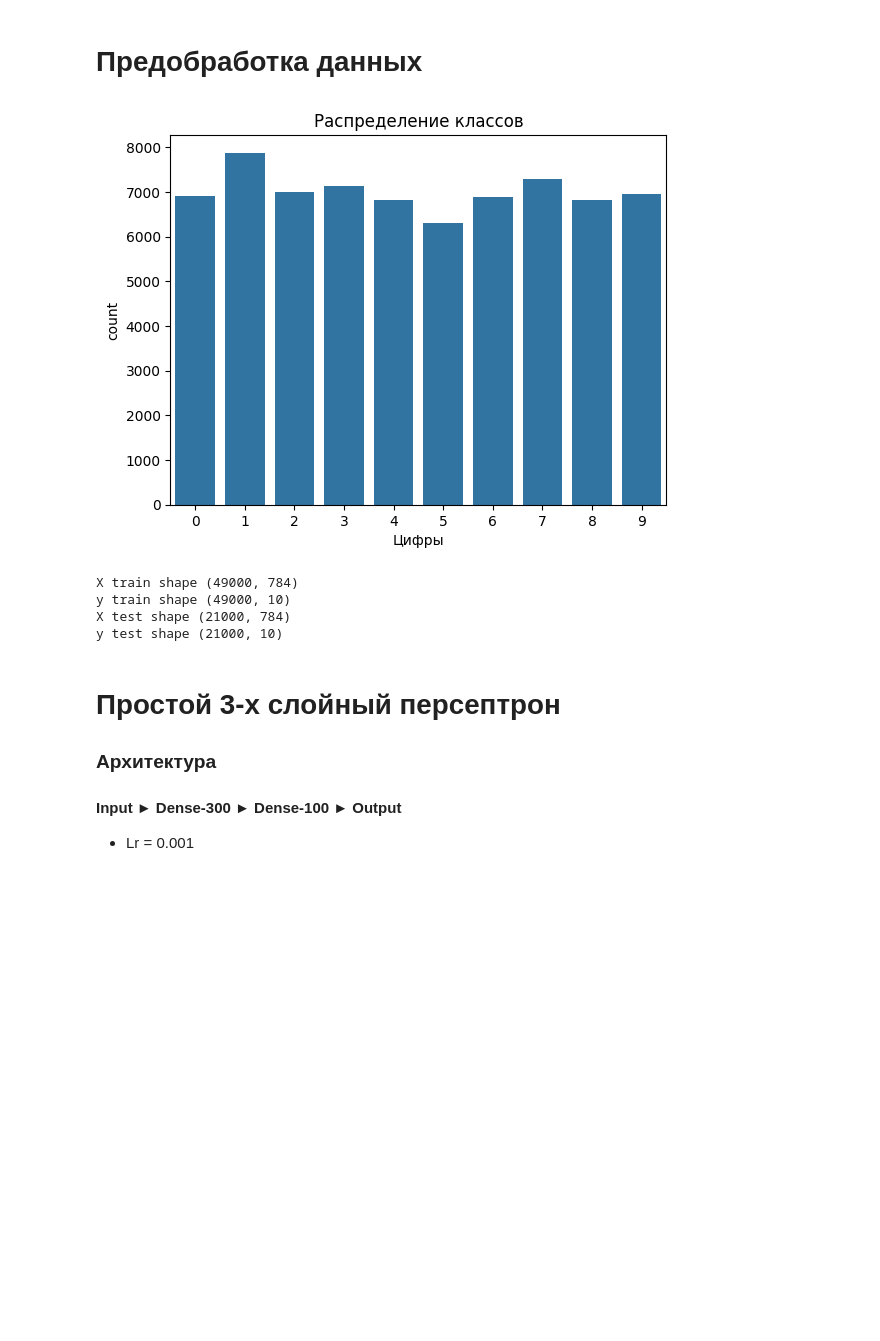
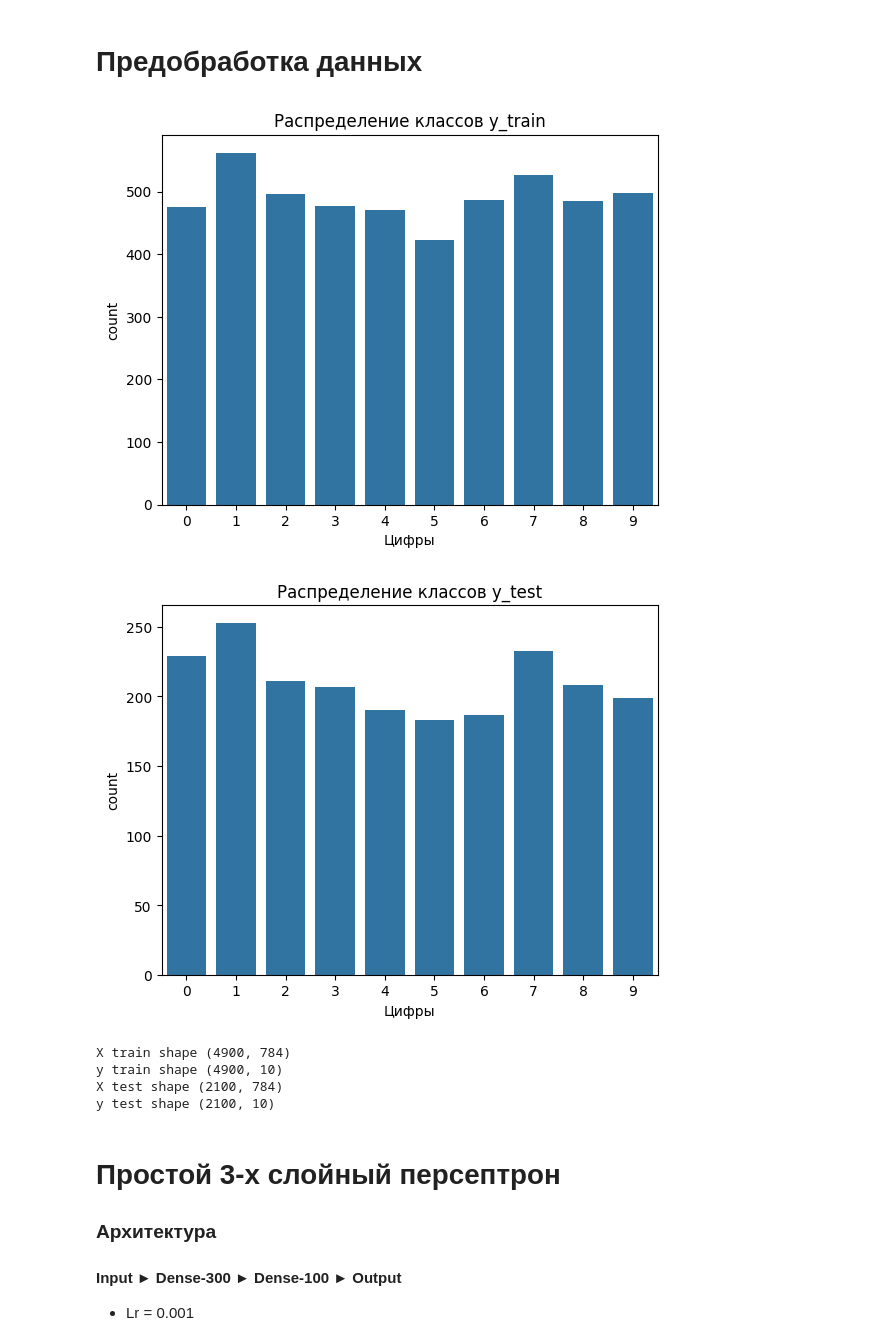
Before and after one commit to IvaMorozilka/CNN-LeNet, a Jupyter notebook: CNN_V3.ipynb, the cells around one changed output. Saved outputs shown, nothing was run; the diff lists cells and outputs as text; code cells hidden in the pictures; blank space fills up the shorter version.

Commit message:
mnist_subset func

```diff
--- a/CNN_V3.ipynb
+++ b/CNN_V3.ipynb
@@ -453,39 +473,42 @@ class NerualNetworkBase:
 # %%
 np.random.seed(0)
 
 (x_train, y_train), (x_test, y_test) = mnist.load_data()
 X = np.concatenate((x_train, x_test), axis=0)
 y = np.concatenate((y_train, y_test), axis=0)
 
 # Для теста
-# X, y = reduce_dataset(X, y, 100)
-
-plot_class_distribution(y)
+X, y = reduce_mnist(X, y, 7000)
 
 X_train, X_test, y_train, y_test = train_test_split(
-    X, y, test_size=0.3, random_state=777)
+    X, y, test_size=0.3, random_state=1)
+
+plot_class_distribution(y_train, 'y_train')
+plot_class_distribution(y_test, 'y_test')
+
 
 # Преодбработка
 X_train, X_test = X_train / 255.0, X_test / 255.0
 X_train = X_train.reshape(X_train.shape[0], -1)
 X_test = X_test.reshape(X_test.shape[0], -1)
 X_train -= np.mean(X_train)
 X_test -= np.mean(X_test)
 y_train = to_categorical(y_train)
 y_train = y_train.reshape(y_train.shape[0], -1)
 y_test = to_categorical(y_test)
 y_test = y_test.reshape(y_test.shape[0], -1)
 
 print("X train shape", X_train.shape)
 print("y train shape", y_train.shape)
 print("X test shape", X_test.shape)
 print("y test shape", y_test.shape)
 # %% [output]
-[figure, old version]
+[figure, new version]
+[figure, added]
-X train shape (49000, 784)
-y train shape (49000, 10)
-X test shape (21000, 784)
-y test shape (21000, 10)
+X train shape (4900, 784)
+y train shape (4900, 10)
+X test shape (2100, 784)
+y test shape (2100, 10)
 # %% [markdown]
 # Простой 3-х слойный персептрон
 ### Архитектура
```
Also changed, not shown: parts of 8 cells of this notebook.
